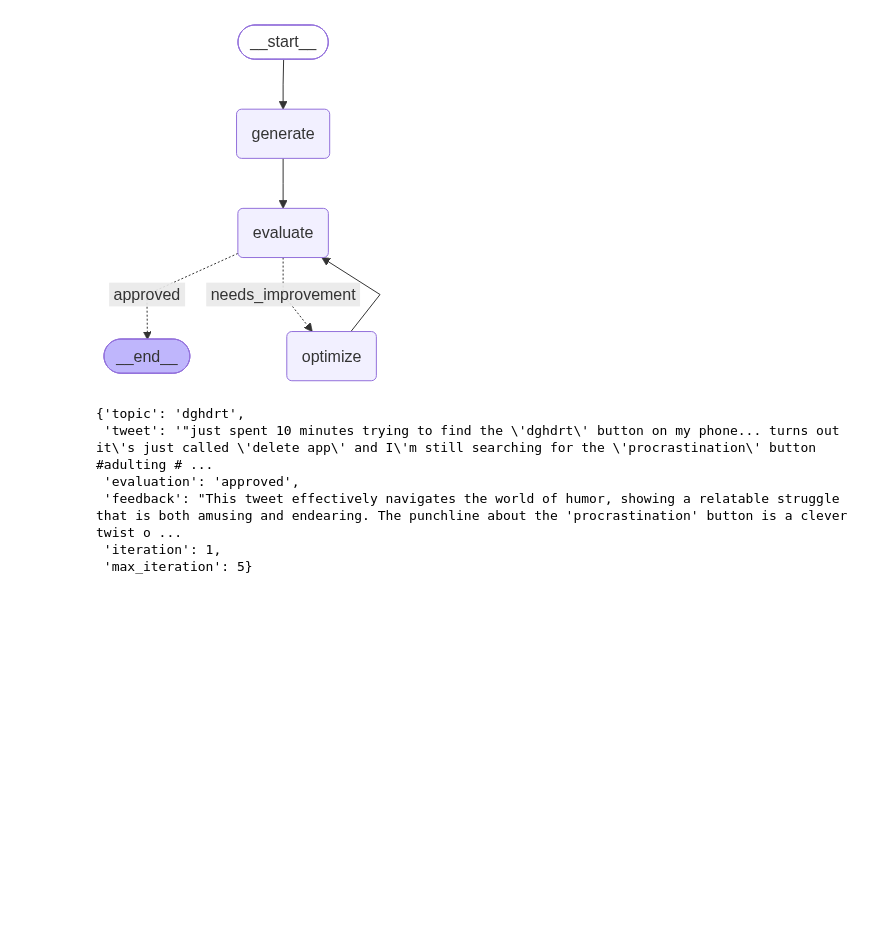
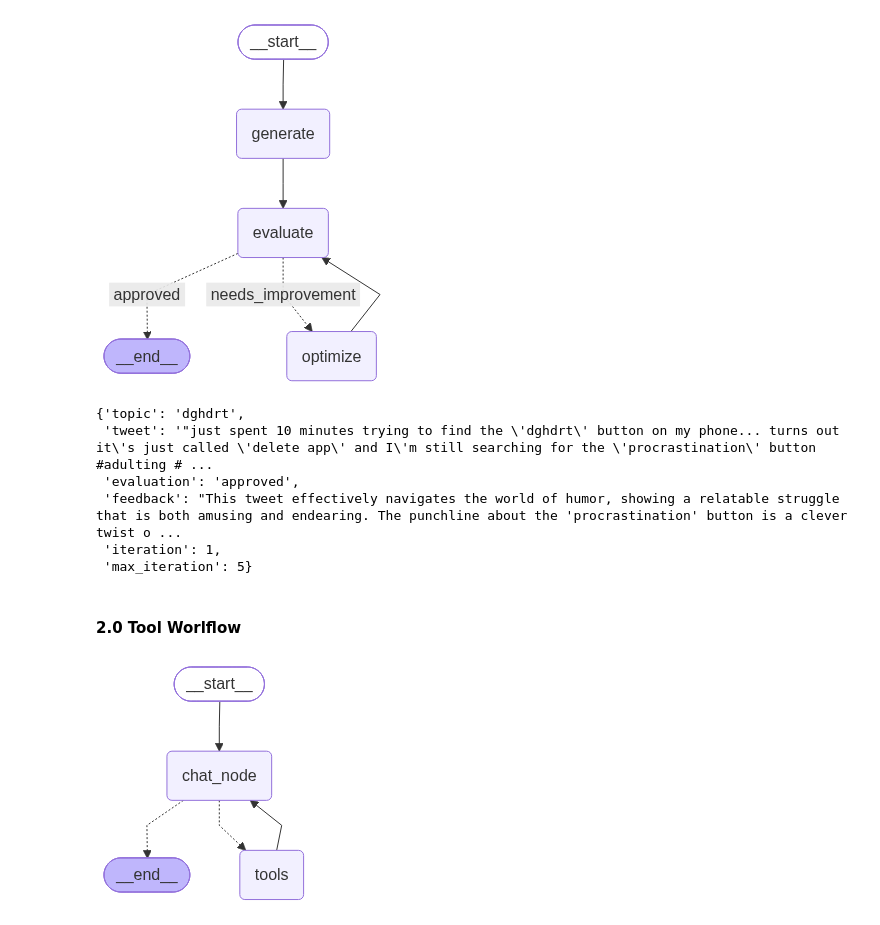
Before and after one commit to Shahrukh2016/LangChain_LangGraph_LangSmith_Revision, a Jupyter notebook: 2_Revision_LangGraph.ipynb, the cells around one changed output. Drawn from its saved outputs; the diff is of its cells as text; code cells hidden in the pictures; blank space fills up the shorter version.

```diff
--- a/2_Revision_LangGraph.ipynb
+++ b/2_Revision_LangGraph.ipynb
@@ -775,3 +769,71 @@ result
  'feedback': "This tweet effectively navigates the world of humor, showing a relatable struggle that is both amusing and endearing. The punchline about the 'procrastination' button is a clever twist o ...
  'iteration': 1,
  'max_iteration': 5}
+# %% [markdown]
+#### 2.0 Tool Worlflow
+# %%
+#### Importing libraries
+from langchain_ollama import ChatOllama
+from langgraph.graph import StateGraph, START, END, add_messages
+from typing import TypedDict, Annotated
+from langchain.tools import tool
+from langgraph.prebuilt import ToolNode, tools_condition
+
+#### Initializing LLM
+model = ChatOllama(model = 'llama3.1')
+
+#### Defining tool
+@tool
+def calculator(first_num: float, second_num: float, operation: str) -> dict:
+    """
+    Perform a basic arithmetic operation on two numbers.
+    Supported operations: add, sub, mul, div
+    """
+    try:
+        if operation == "add":
+            result = first_num + second_num
+        elif operation == "sub":
+            result = first_num - second_num
+        elif operation == "mul":
+            result = first_num * second_num
+        elif operation == "div":
+            if second_num == 0:
+                return {"error": "Division by zero is not allowed"}
+            result = first_num / second_num
+        else:
+            return {"error": f"Unsupported operation '{operation}'"}
+        return {"first_num": first_num, "second_num": second_num, "operation": operation, "result": result}
+    except Exception as e:
+        return {"error": str(e)}
+
+#### Binding tool
+tools = [calculator]
+model_with_tools = model.bind_tools(tools)
+
+##### Defining graph state (UPDATED)
+class ChatState(TypedDict):
+    # Using `add_messages` ensures new messages are appended to the list, not overwritten
+    messages: Annotated[list, add_messages]
+
+#### Defining functions (UPDATED)
+def chat_node(state: ChatState):
+    # Pass the entire message history to the model so it can see tool outputs
+    response = model_with_tools.invoke(state['messages'])
+    return {'messages' : [response]}
+
+#### Defining graph
+graph = StateGraph(ChatState)
+tool_node = ToolNode(tools)
+
+graph.add_node("chat_node", chat_node)
+graph.add_node("tools", tool_node)
+
+graph.add_edge(START, "chat_node")
+graph.add_conditional_edges("chat_node", tools_condition)
+graph.add_edge("tools", "chat_node")
+
+#### Compiling graph
+workflow = graph.compile()
+workflow
+# %% [output]
+[figure, added]
```
Also changed, not shown: parts of 7 cells of this notebook.
